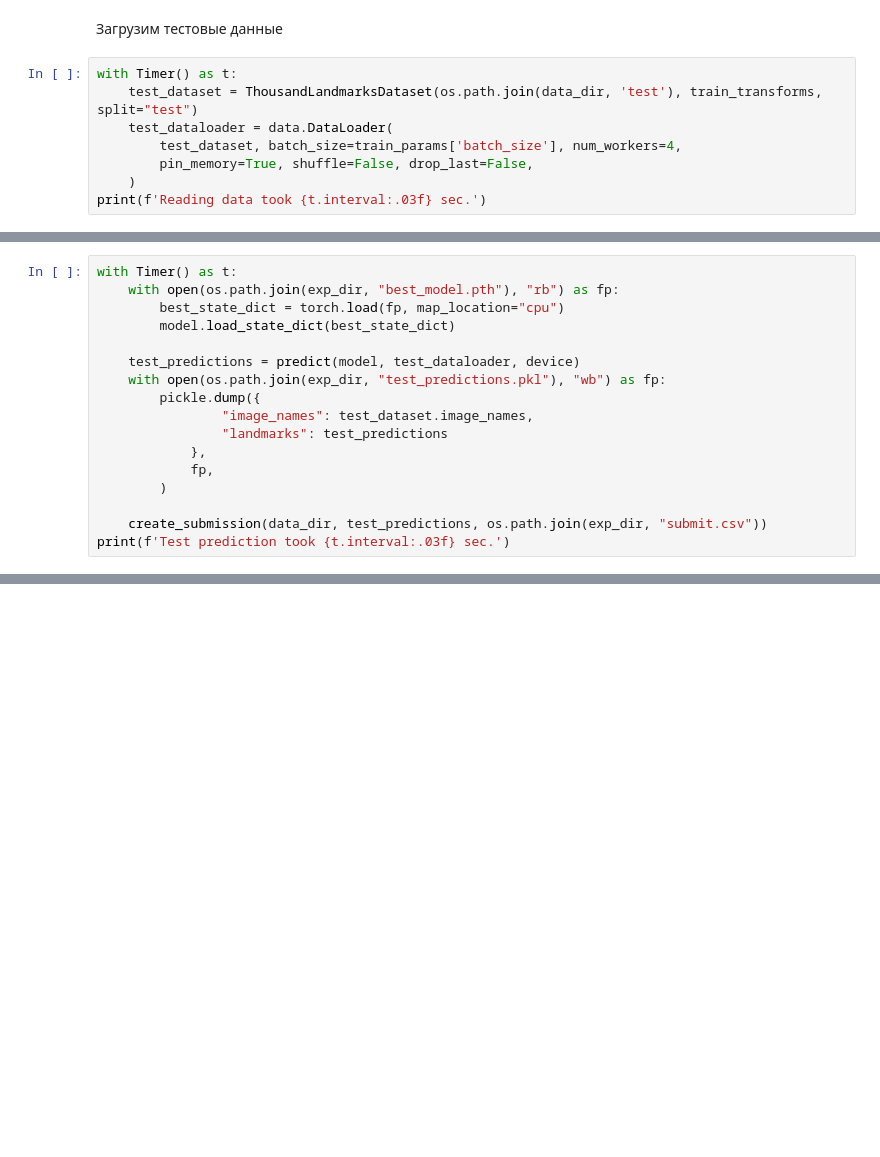
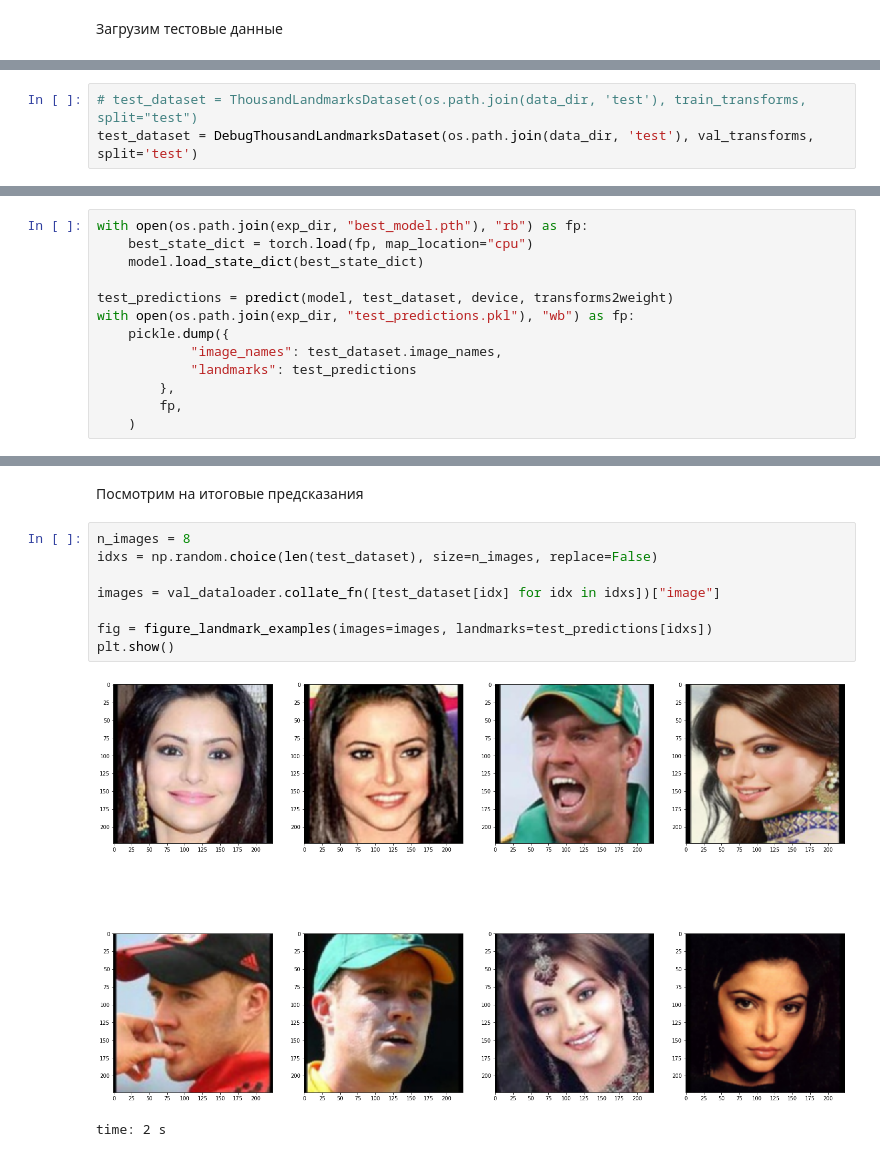
Before and after one commit to makci97/MADE, a Jupyter notebook: contest1/unsupervised-landmarks-thousand-landmarks-contest/train_model.ipynb, the cells around one changed output, grey strips where cells are left out. Cells and saved outputs as stored; diff of their text form; blank space fills up the shorter version.

```diff
--- a/contest1/unsupervised-landmarks-thousand-landmarks-contest/train_model.ipynb
+++ b/contest1/unsupervised-landmarks-thousand-landmarks-contest/train_model.ipynb
@@ -543,10 +654,2 @@ time: 1min 44s
 # %% [markdown]
 Загрузим тестовые данные
-# %%
-with Timer() as t:
-    test_dataset = ThousandLandmarksDataset(os.path.join(data_dir, 'test'), train_transforms, split="test")
-    test_dataloader = data.DataLoader(
-        test_dataset, batch_size=train_params['batch_size'], num_workers=4,
-        pin_memory=True, shuffle=False, drop_last=False,
-    )
-print(f'Reading data took {t.interval:.03f} sec.')
@@ -554,0 +656,3 @@ Reading data took 0.250 sec.
+# %%
+# test_dataset = ThousandLandmarksDataset(os.path.join(data_dir, 'test'), train_transforms, split="test")
+test_dataset = DebugThousandLandmarksDataset(os.path.join(data_dir, 'test'), val_transforms, split='test')
@@ -555,18 +695,14 @@ Reading data took 0.250 sec.
 # %%
-with Timer() as t:
-    with open(os.path.join(exp_dir, "best_model.pth"), "rb") as fp:
-        best_state_dict = torch.load(fp, map_location="cpu")
-        model.load_state_dict(best_state_dict)
+with open(os.path.join(exp_dir, "best_model.pth"), "rb") as fp:
+    best_state_dict = torch.load(fp, map_location="cpu")
+    model.load_state_dict(best_state_dict)
 
-    test_predictions = predict(model, test_dataloader, device)
-    with open(os.path.join(exp_dir, "test_predictions.pkl"), "wb") as fp:
-        pickle.dump({
-                "image_names": test_dataset.image_names,
-                "landmarks": test_predictions
-            },
-            fp,
-        )
-
-    create_submission(data_dir, test_predictions, os.path.join(exp_dir, "submit.csv"))
-print(f'Test prediction took {t.interval:.03f} sec.')
+test_predictions = predict(model, test_dataset, device, transforms2weight)
+with open(os.path.join(exp_dir, "test_predictions.pkl"), "wb") as fp:
+    pickle.dump({
+            "image_names": test_dataset.image_names,
+            "landmarks": test_predictions
+        },
+        fp,
+    )
 # %% [output]
@@ -573,0 +746,13 @@ Test prediction took 308.658 sec.
+# %% [markdown]
+Посмотрим на итоговые предсказания
+# %%
+n_images = 8
+idxs = np.random.choice(len(test_dataset), size=n_images, replace=False)
+
+images = val_dataloader.collate_fn([test_dataset[idx] for idx in idxs])["image"]
+
+fig = figure_landmark_examples(images=images, landmarks=test_predictions[idxs])
+plt.show()
+# %% [output]
+[figure, added]
+time: 2 s
```
Also changed, not shown: parts of 22 cells of this notebook, 2 other files.
